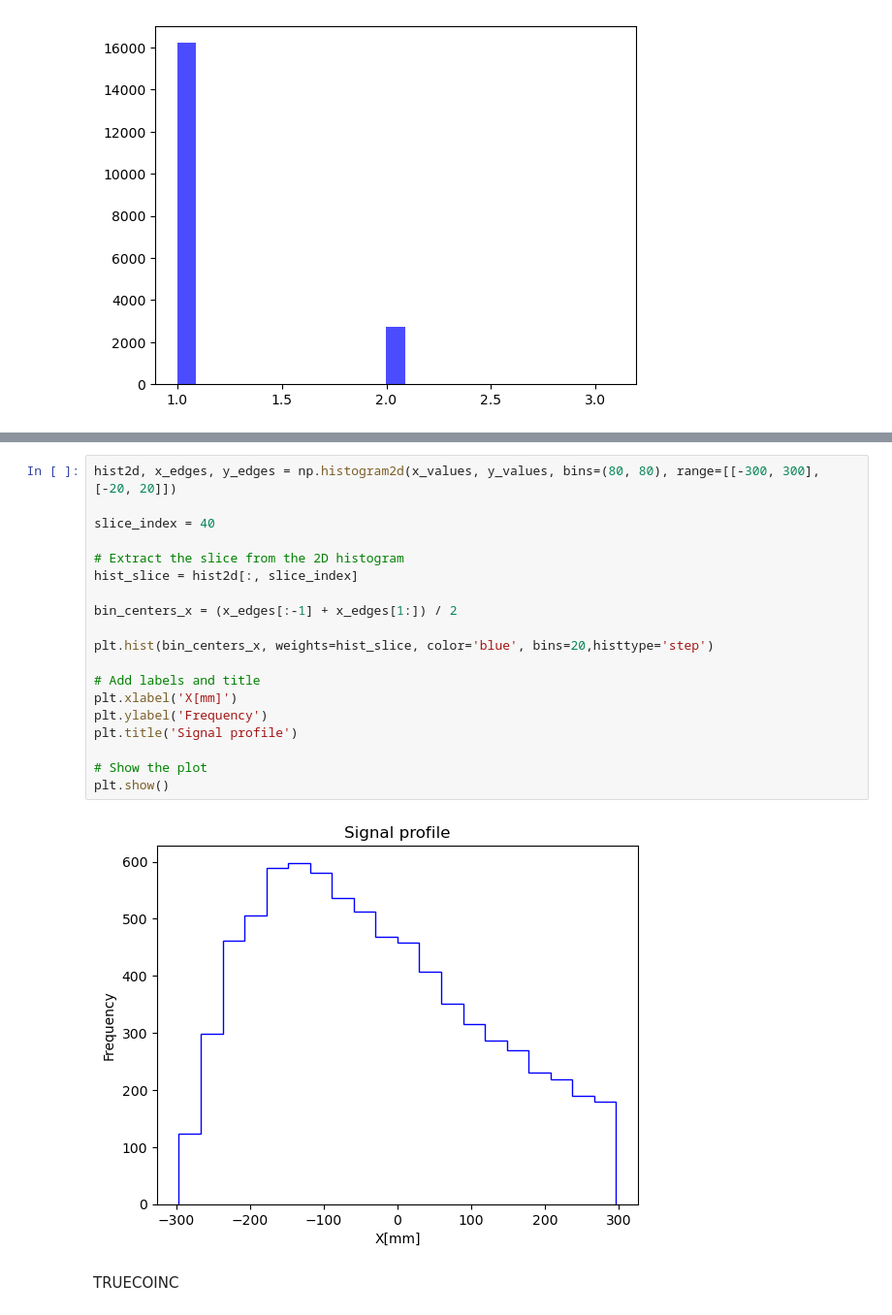
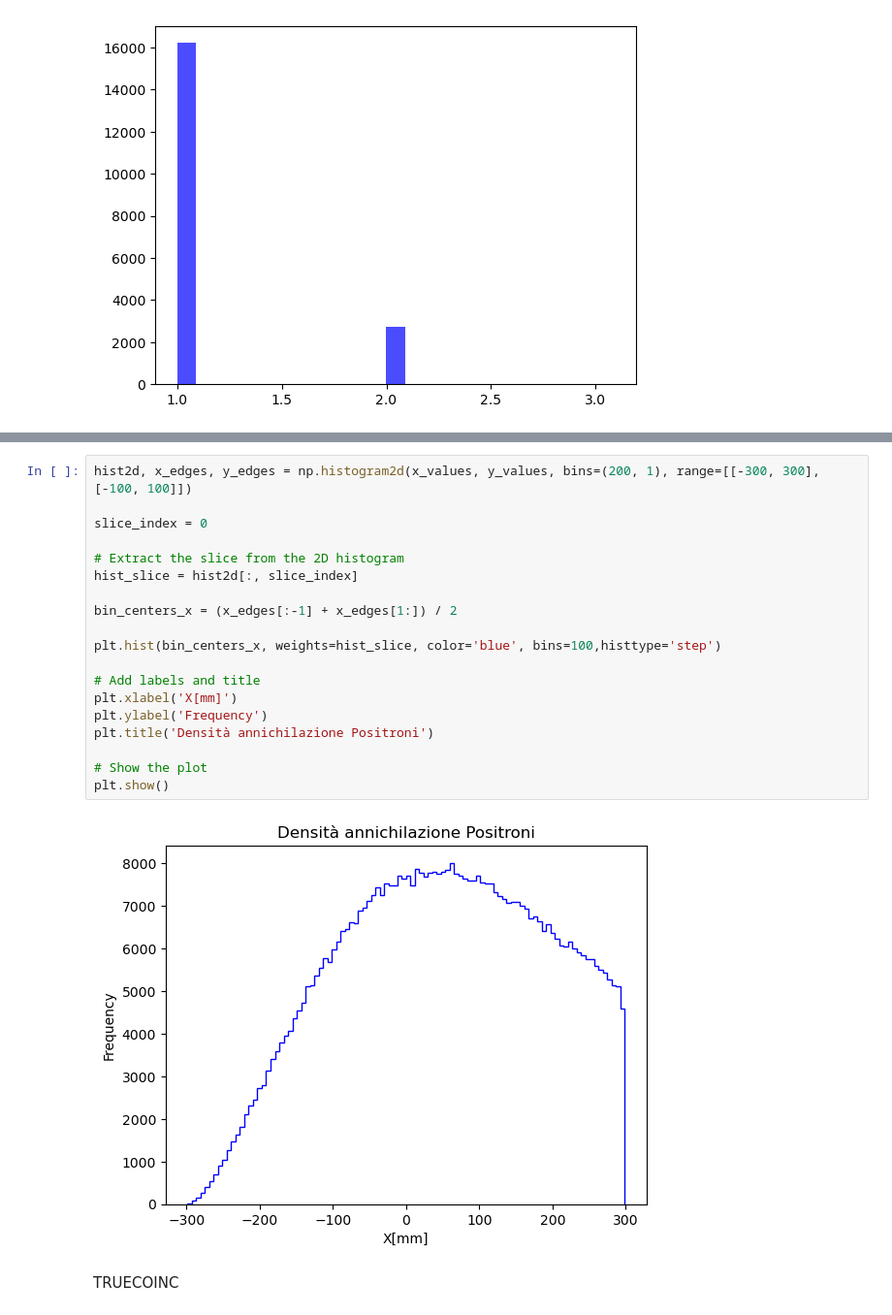
Before and after one commit to francescouni0/Online-Monitoring, a Jupyter notebook: RECONPET3D.ipynb, the cells around one changed output, grey strips where cells are left out. Shown at 97% size. Cells and saved outputs as stored; diff of their text form.

```diff
--- a/RECONPET3D.ipynb
+++ b/RECONPET3D.ipynb
@@ -56,26 +56,26 @@ plt.show()
 # %% [output]
 [figure]
 # %%
-hist2d, x_edges, y_edges = np.histogram2d(x_values, y_values, bins=(80, 80), range=[[-300, 300], [-20, 20]])
+hist2d, x_edges, y_edges = np.histogram2d(x_values, y_values, bins=(200, 1), range=[[-300, 300], [-100, 100]])
 
-slice_index = 40
+slice_index = 0
 
 # Extract the slice from the 2D histogram
 hist_slice = hist2d[:, slice_index]
 
 bin_centers_x = (x_edges[:-1] + x_edges[1:]) / 2
 
-plt.hist(bin_centers_x, weights=hist_slice, color='blue', bins=20,histtype='step')
+plt.hist(bin_centers_x, weights=hist_slice, color='blue', bins=100,histtype='step')
 
 # Add labels and title
 plt.xlabel('X[mm]')
 plt.ylabel('Frequency')
-plt.title('Signal profile')
+plt.title('Densità annichilazione Positroni')
 
 # Show the plot
 plt.show()
 # %% [output]
-[figure, old version]
+[figure, new version]
 # %% [markdown]
 TRUECOINC
 # %%
```
Also changed, not shown: parts of 14 cells of this notebook, 3 other files.
